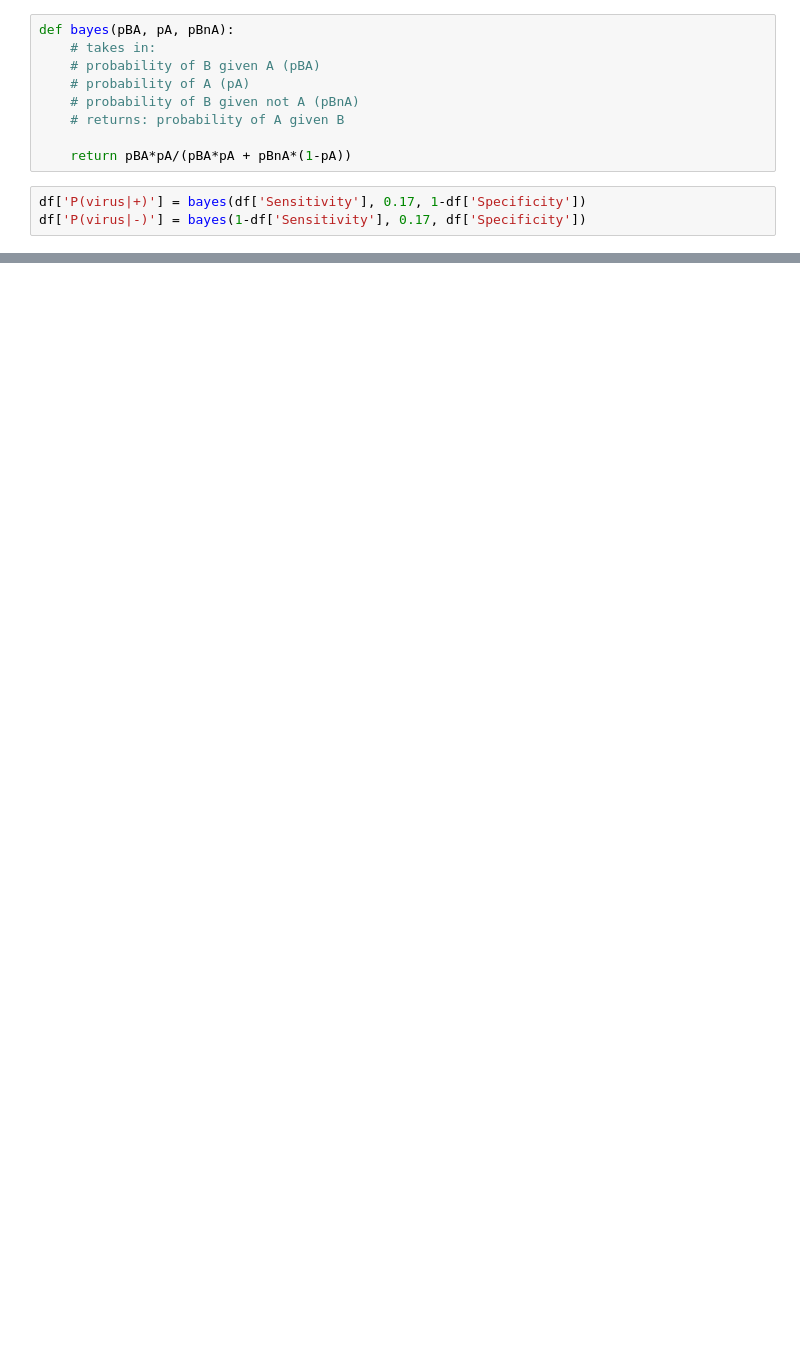
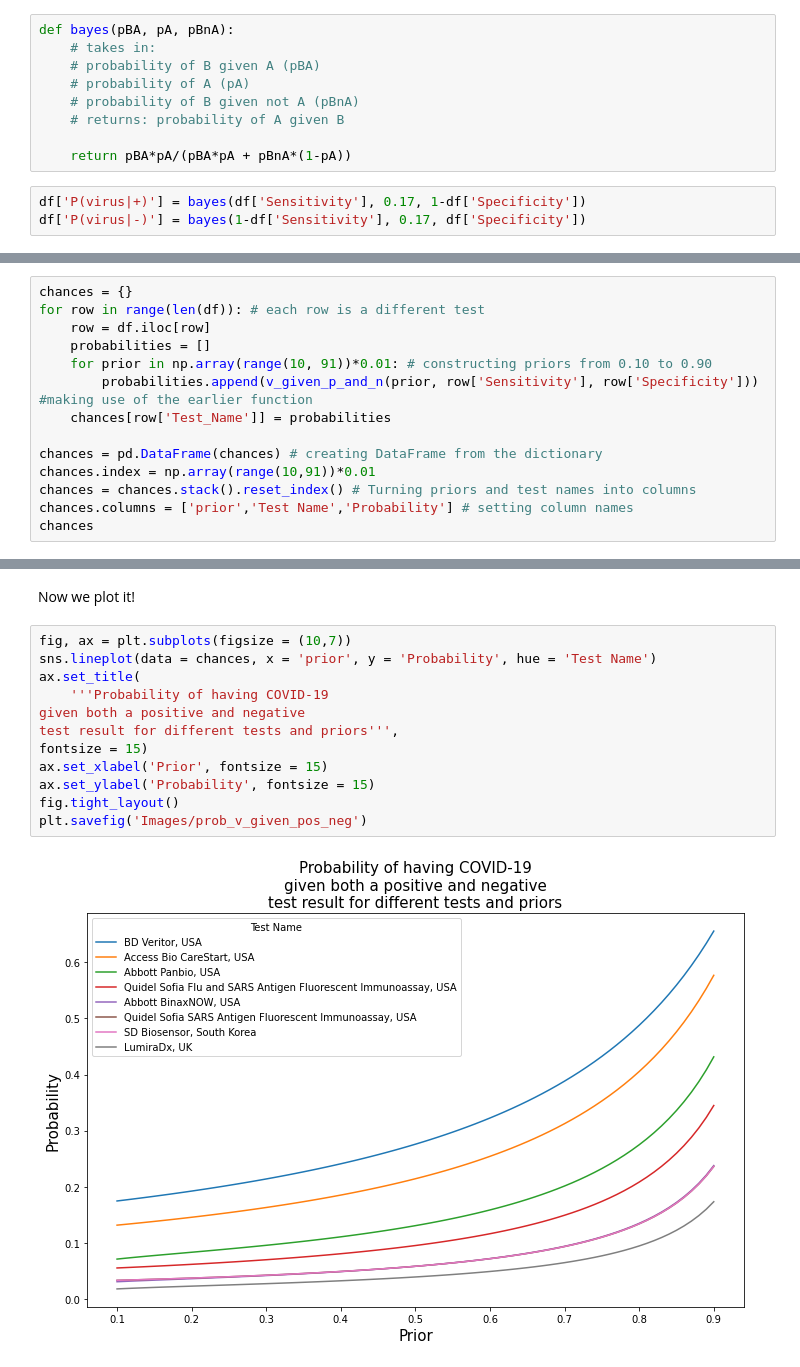
Before and after one commit to andre3000y/Bayes_COVID, a Jupyter notebook: COVID_Test_Analyses.ipynb, the cells around one changed output, grey strips where cells are left out. Cells and saved outputs as stored; diff of their text form; blank space fills up the shorter version.

```diff
--- a/COVID_Test_Analyses.ipynb
+++ b/COVID_Test_Analyses.ipynb
@@ -83,0 +152,14 @@ df['P(virus|-)'] = bayes(1-df['Sensitivity'], 0.17, df['Specificity'])
+# %%
+chances = {}
+for row in range(len(df)): # each row is a different test
+    row = df.iloc[row]
+    probabilities = []
+    for prior in np.array(range(10, 91))*0.01: # constructing priors from 0.10 to 0.90
+        probabilities.append(v_given_p_and_n(prior, row['Sensitivity'], row['Specificity'])) #making use of the earlier function
+    chances[row['Test_Name']] = probabilities
+
+chances = pd.DataFrame(chances) # creating DataFrame from the dictionary
+chances.index = np.array(range(10,91))*0.01
+chances = chances.stack().reset_index() # Turning priors and test names into columns
+chances.columns = ['prior','Test Name','Probability'] # setting column names
+chances
@@ -83,0 +180,16 @@ df['P(virus|-)'] = bayes(1-df['Sensitivity'], 0.17, df['Specificity'])
+# %% [markdown]
+Now we plot it!
+# %%
+fig, ax = plt.subplots(figsize = (10,7))
+sns.lineplot(data = chances, x = 'prior', y = 'Probability', hue = 'Test Name')
+ax.set_title(
+    '''Probability of having COVID-19
+given both a positive and negative
+test result for different tests and priors''',
+fontsize = 15)
+ax.set_xlabel('Prior', fontsize = 15)
+ax.set_ylabel('Probability', fontsize = 15)
+fig.tight_layout()
+plt.savefig('Images/prob_v_given_pos_neg')
+# %% [output]
+[figure, added]
```
Also changed, not shown: parts of 17 cells of this notebook, 9 other files.
